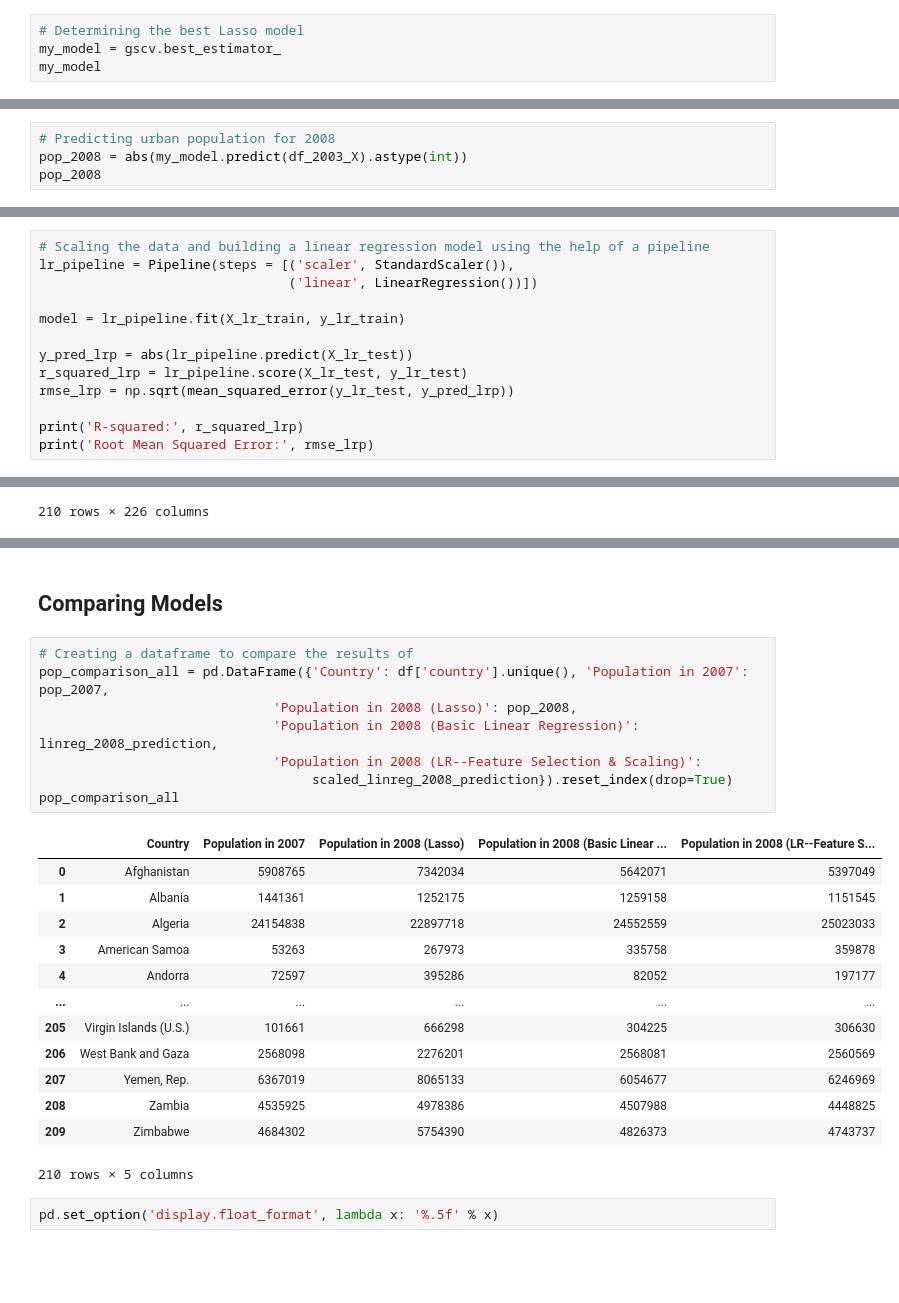
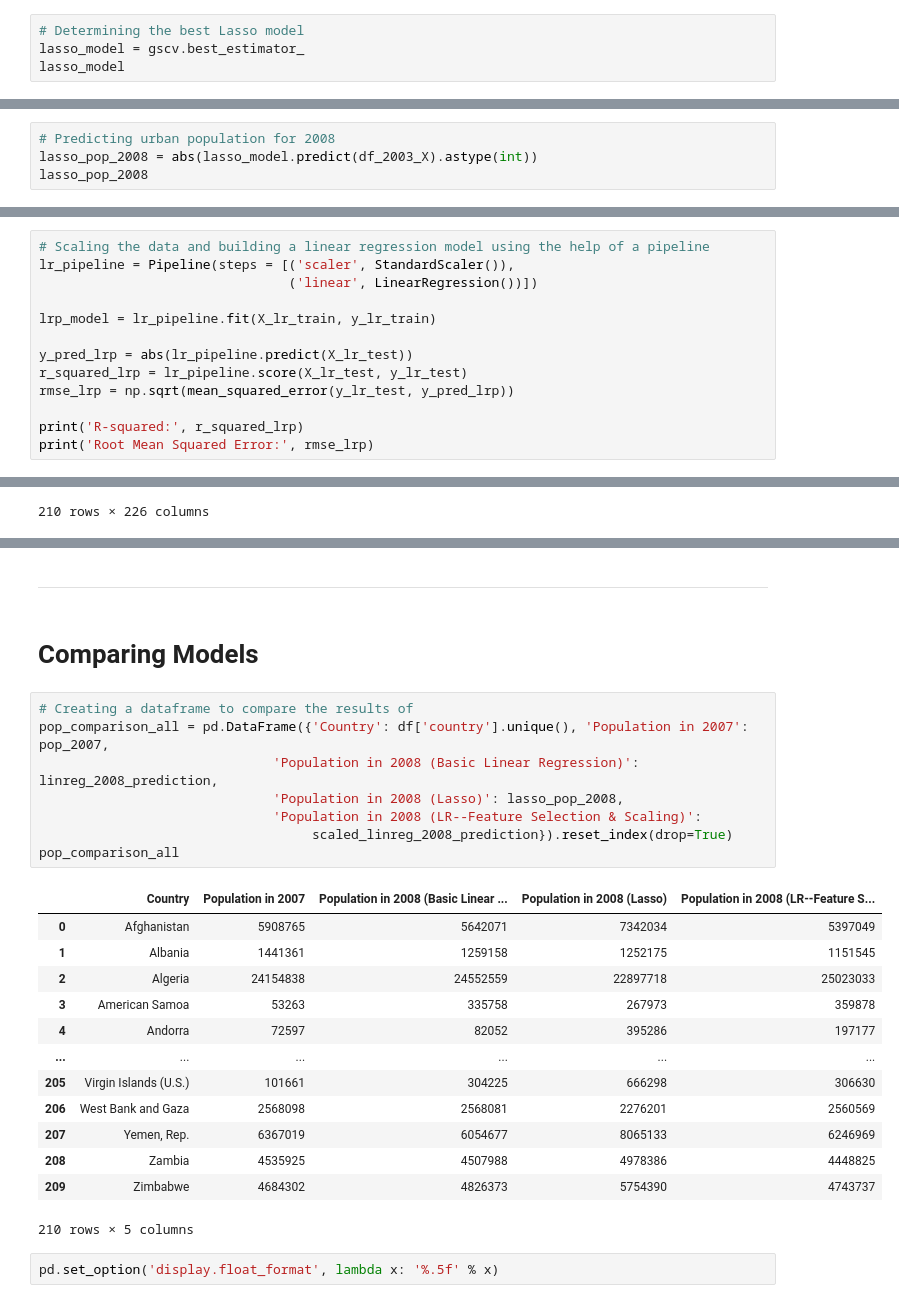
Before and after one commit to ashtonreed/Springboard, a Jupyter notebook: Capstone1/Capstone1_Machine_Learning.ipynb, the cells around one changed output, grey strips where cells are left out. Saved outputs shown, nothing was run; the diff lists cells and outputs as text; blank space fills up the shorter version.

```diff
--- a/Capstone1/Capstone1_Machine_Learning.ipynb
+++ b/Capstone1/Capstone1_Machine_Learning.ipynb
@@ -196,7 +334,7 @@ make_scorer(mean_squared_error, greater_is_better=False, squared=False)
 # %%
 # Determining the best Lasso model
-my_model = gscv.best_estimator_
-my_model
+lasso_model = gscv.best_estimator_
+lasso_model
 # %% [output]
 Pipeline(steps=[('scaler', StandardScaler()),
                 ('lasso', Lasso(alpha=100000.0, tol=0.01))])
@@ -348,7 +452,7 @@ df_2003_X
 # %%
 # Predicting urban population for 2008
-pop_2008 = abs(my_model.predict(df_2003_X).astype(int))
-pop_2008
+lasso_pop_2008 = abs(lasso_model.predict(df_2003_X).astype(int))
+lasso_pop_2008
 # %% [output]
 array([  7342034,   1252175,  22897718,    267973,    395286,   9150224,
           358320,  34700451,   1867784,     80307,  20997582,   5666997,
@@ -532,7 +562,7 @@ X_lr_train, X_lr_test, y_lr_train, y_lr_test = train_test_split(X_lr, y_lr, test
 lr_pipeline = Pipeline(steps = [('scaler', StandardScaler()),
                                 ('linear', LinearRegression())])
 
-model = lr_pipeline.fit(X_lr_train, y_lr_train)
+lrp_model = lr_pipeline.fit(X_lr_train, y_lr_train)
 
 y_pred_lrp = abs(lr_pipeline.predict(X_lr_test))
 r_squared_lrp = lr_pipeline.score(X_lr_test, y_lr_test)
@@ -612,26 +672,28 @@ array([  5397049,   1151545,  25023033,    359878,    197177,   9151033,
+# %% [markdown]
+---
 # %% [markdown]
-## Comparing Models
+# Comparing Models
 # %%
 # Creating a dataframe to compare the results of
 pop_comparison_all = pd.DataFrame({'Country': df['country'].unique(), 'Population in 2007': pop_2007,
-                              'Population in 2008 (Lasso)': pop_2008,
                               'Population in 2008 (Basic Linear Regression)': linreg_2008_prediction,
+                              'Population in 2008 (Lasso)': lasso_pop_2008,
                               'Population in 2008 (LR--Feature Selection & Scaling)':
                                    scaled_linreg_2008_prediction}).reset_index(drop=True)
 pop_comparison_all
 # %% [output]
-|  | Country | Population in 2007 | Population in 2008 (Lasso) | Population in 2008 (Basic Linear ... | Population in 2008 (LR--Feature S... |
-| 0 | Afghanistan | 5908765 | 7342034 | 5642071 | 5397049 |
-| 1 | Albania | 1441361 | 1252175 | 1259158 | 1151545 |
-| 2 | Algeria | 24154838 | 22897718 | 24552559 | 25023033 |
-| 3 | American Samoa | 53263 | 267973 | 335758 | 359878 |
-| 4 | Andorra | 72597 | 395286 | 82052 | 197177 |
+|  | Country | Population in 2007 | Population in 2008 (Basic Linear ... | Population in 2008 (Lasso) | Population in 2008 (LR--Feature S... |
+| 0 | Afghanistan | 5908765 | 5642071 | 7342034 | 5397049 |
+| 1 | Albania | 1441361 | 1259158 | 1252175 | 1151545 |
+| 2 | Algeria | 24154838 | 24552559 | 22897718 | 25023033 |
+| 3 | American Samoa | 53263 | 335758 | 267973 | 359878 |
+| 4 | Andorra | 72597 | 82052 | 395286 | 197177 |
 | ... | ... | ... | ... | ... | ... |
-| 205 | Virgin Islands (U.S.) | 101661 | 666298 | 304225 | 306630 |
-| 206 | West Bank and Gaza | 2568098 | 2276201 | 2568081 | 2560569 |
-| 207 | Yemen, Rep. | 6367019 | 8065133 | 6054677 | 6246969 |
-| 208 | Zambia | 4535925 | 4978386 | 4507988 | 4448825 |
-| 209 | Zimbabwe | 4684302 | 5754390 | 4826373 | 4743737 |
+| 205 | Virgin Islands (U.S.) | 101661 | 304225 | 666298 | 306630 |
+| 206 | West Bank and Gaza | 2568098 | 2568081 | 2276201 | 2560569 |
+| 207 | Yemen, Rep. | 6367019 | 6054677 | 8065133 | 6246969 |
+| 208 | Zambia | 4535925 | 4507988 | 4978386 | 4448825 |
+| 209 | Zimbabwe | 4684302 | 4826373 | 5754390 | 4743737 |
 210 rows × 5 columns
 # %%
 pd.set_option('display.float_format', lambda x: '%.5f' % x)
```
Also changed, not shown: parts of 47 cells of this notebook.
